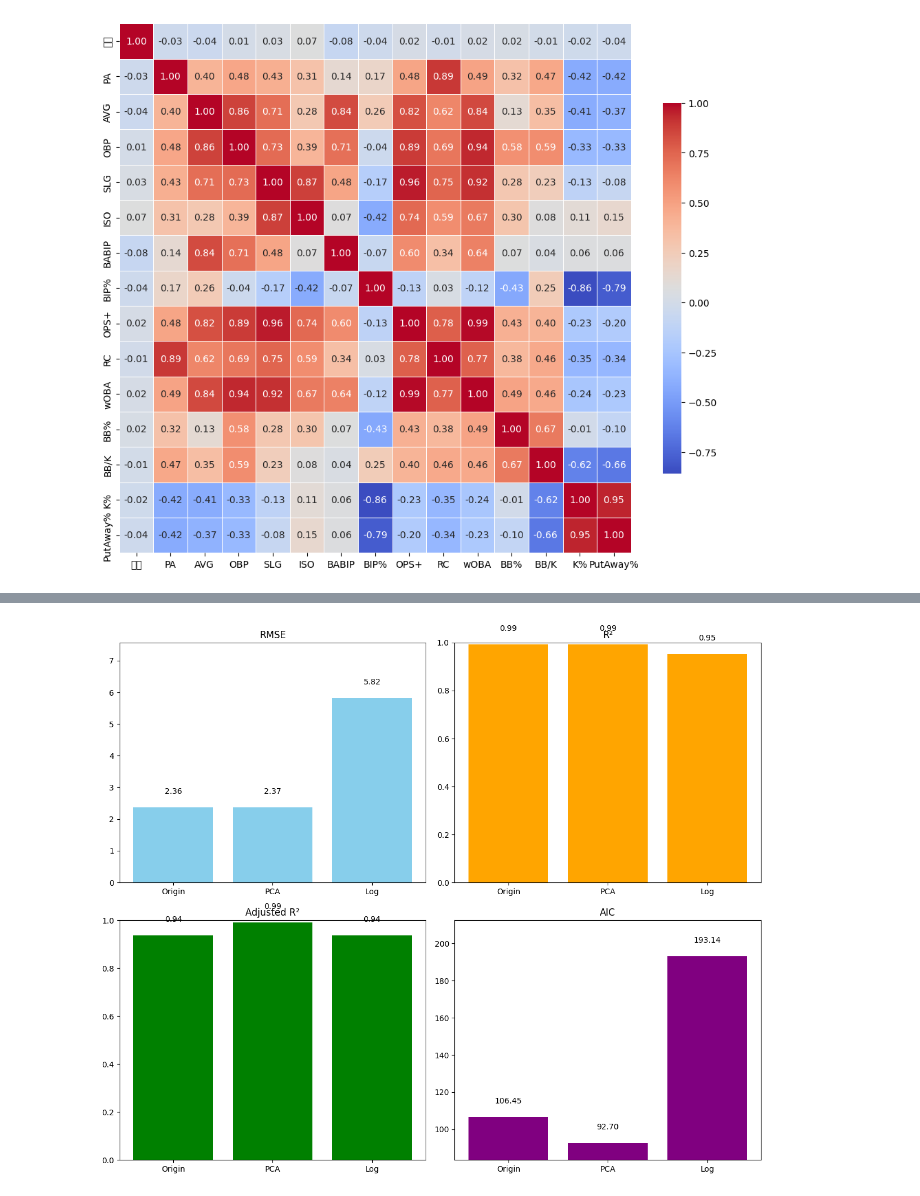
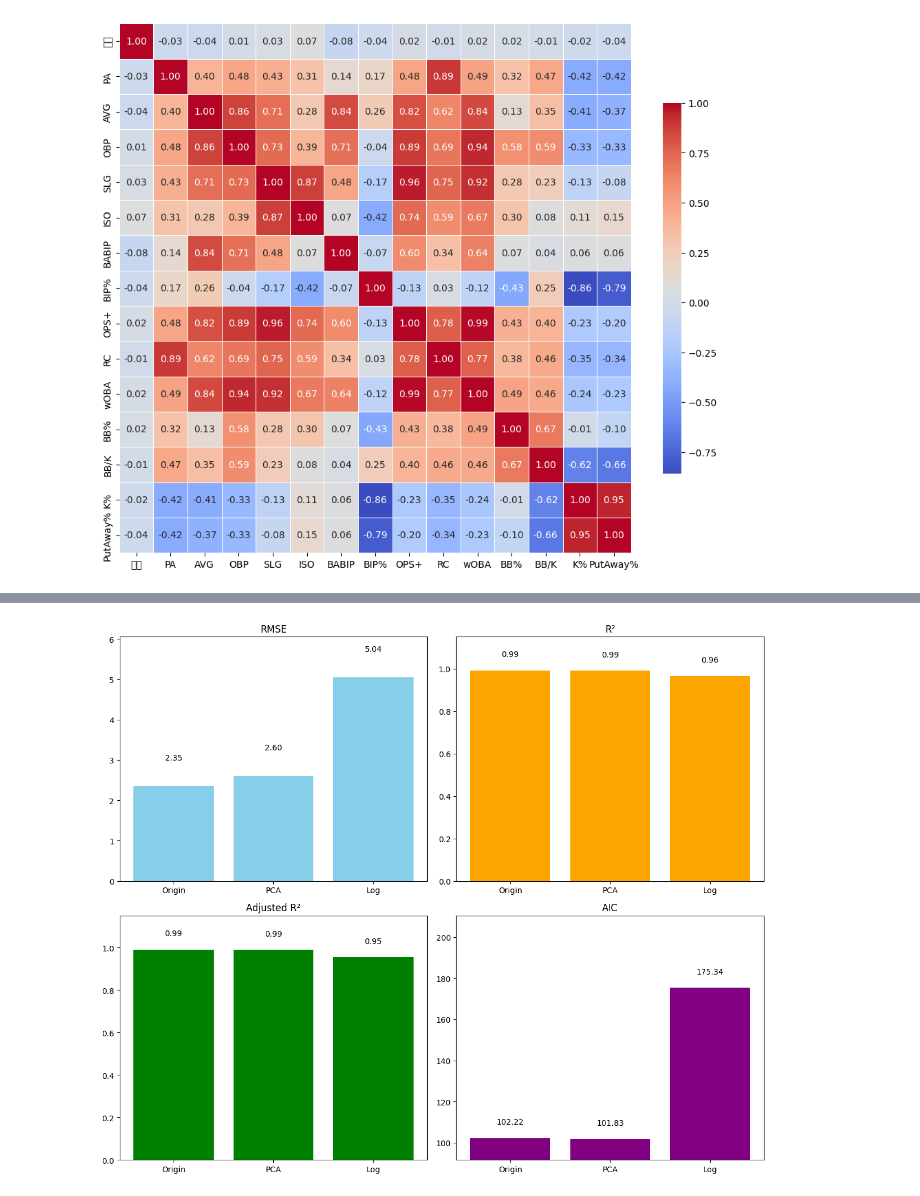
Before and after one commit to neil7227/STT810-project, a Jupyter notebook: Robust_Model.ipynb, the cells around one changed output, grey strips where cells are left out. Cells and saved outputs as stored; diff of their text form; code cells hidden in the pictures.

```diff
--- a/Robust_Model.ipynb
+++ b/Robust_Model.ipynb
@@ -32,7 +32,7 @@ plt.show()
 # %% [output]
 [figure]
 # %%
-df_model = df_num.drop(columns=['背號', 'BIP%'])
+df_model = df_num.drop(columns=['背號', 'BIP%','OBP','SLG'])
 # %%
 X = df_model.drop(columns=['OPS+'])
 y = df_model['OPS+']
@@ -176,0 +101,11 @@ plt.show()
+# %%
+model = HuberRegressor()
+model.fit(X_train, y_train)
+
+features = X.columns  # 原始欄位名稱
+coef_df = pd.DataFrame({
+    'Feature': features,
+    'Coefficient': model.coef_
+}).sort_values(by='Coefficient', key=abs, ascending=False)
+
+print(coef_df)
@@ -266,14 +285,14 @@ rmse3 = np.sqrt(mean_squared_error(y_test_orig, y_pred))
 r23 = r2_score(y_test_orig, y_pred)
 k = X_test.shape[1]
 n = X_test.shape[0]
-adj_r23 = 1 - (1 - r2) * (n - 1) / (n - k - 1)
+adj_r23 = 1 - (1 - r23) * (n - 1) / (n - k - 1)
 
 resid = y_test_orig - y_pred
 rss = np.sum(resid**2)
 aic3 = n * np.log(rss / n) + 2 * k
 
-print(f"RMSE: {rmse:.4f}")
-print(f"R^2: {r2:.4f}")
-print(f"Adjusted R^2: {adj_r2:.4f}")
-print(f"AIC: {aic:.4f}")
+print(f"RMSE: {rmse3:.4f}")
+print(f"R^2: {r23:.4f}")
+print(f"Adjusted R^2: {adj_r23:.4f}")
+print(f"AIC: {aic3:.4f}")
 # %% [output]
@@ -318,16 +337,8 @@ plt.show()
 import matplotlib.pyplot as plt
 import numpy as np
 
-# 假設三個模型的指標
-# 這些變數需要先定義，例如：
-# rmse1, rmse2, rmse3
-# r21, r22, r23
-# adj_r21, adj_r22, adj_r23
-# aic1, aic2, aic3
-
 model_labels = ['Origin', 'PCA', 'Log']
 
-# 指標資料
 rmse = [rmse1, rmse2, rmse3]
 r2 = [r21, r22, r23]
 adj_r2 = [adj_r21, adj_r22, adj_r23]
@@ -335,40 +346,35 @@ aic = [aic1, aic2, aic3]
 
 fig, axs = plt.subplots(2, 2, figsize=(12,10))
 
-# ------------------- RMSE -------------------
-ymin, ymax = 0, max(rmse)*1.5  # 增加 50% 空間
+ymin, ymax = 0, max(rmse)*1.20
 axs[0,0].bar(model_labels, rmse, color='skyblue')
 axs[0,0].set_ylim(ymin, ymax)
 axs[0,0].set_title('RMSE')
 for i, v in enumerate(rmse):
     axs[0,0].text(i, v + 0.1*(ymax-ymin), f'{v:.2f}', ha='center', va='bottom')
 
-# ------------------- R² -------------------
-ymin, ymax = 0, 1.05  # 留 5% 空白
+ymin, ymax = 0, 1.15
 axs[0,1].bar(model_labels, r2, color='orange')
 axs[0,1].set_ylim(ymin, ymax)
 axs[0,1].set_title('R²')
 for i, v in enumerate(r2):
     axs[0,1].text(i, v + 0.05*(ymax-ymin), f'{v:.2f}', ha='center', va='bottom')
 
-# ------------------- Adjusted R² -------------------
-ymin, ymax = 0, 1.05
+ymin, ymax = 0, 1.15
 axs[1,0].bar(model_labels, adj_r2, color='green')
 axs[1,0].set_ylim(ymin, ymax)
 axs[1,0].set_title('Adjusted R²')
 for i, v in enumerate(adj_r2):
     axs[1,0].text(i, v + 0.05*(ymax-ymin), f'{v:.2f}', ha='center', va='bottom')
 
-# ------------------- AIC -------------------
-ymin, ymax = min(aic)*0.9, max(aic)*1.2  # 留 20% 上方空白
+ymin, ymax = min(aic)*0.9, max(aic)*1.2
 axs[1,1].bar(model_labels, aic, color='purple')
 axs[1,1].set_ylim(ymin, ymax)
 axs[1,1].set_title('AIC')
 for i, v in enumerate(aic):
     axs[1,1].text(i, v + 0.05*(ymax-ymin), f'{v:.2f}', ha='center', va='bottom')
 
-# 調整子圖間距
 plt.tight_layout()
 plt.show()
 # %% [output]
-[figure, old version]
+[figure, new version]
```
Also changed, not shown: parts of 19 cells of this notebook.
